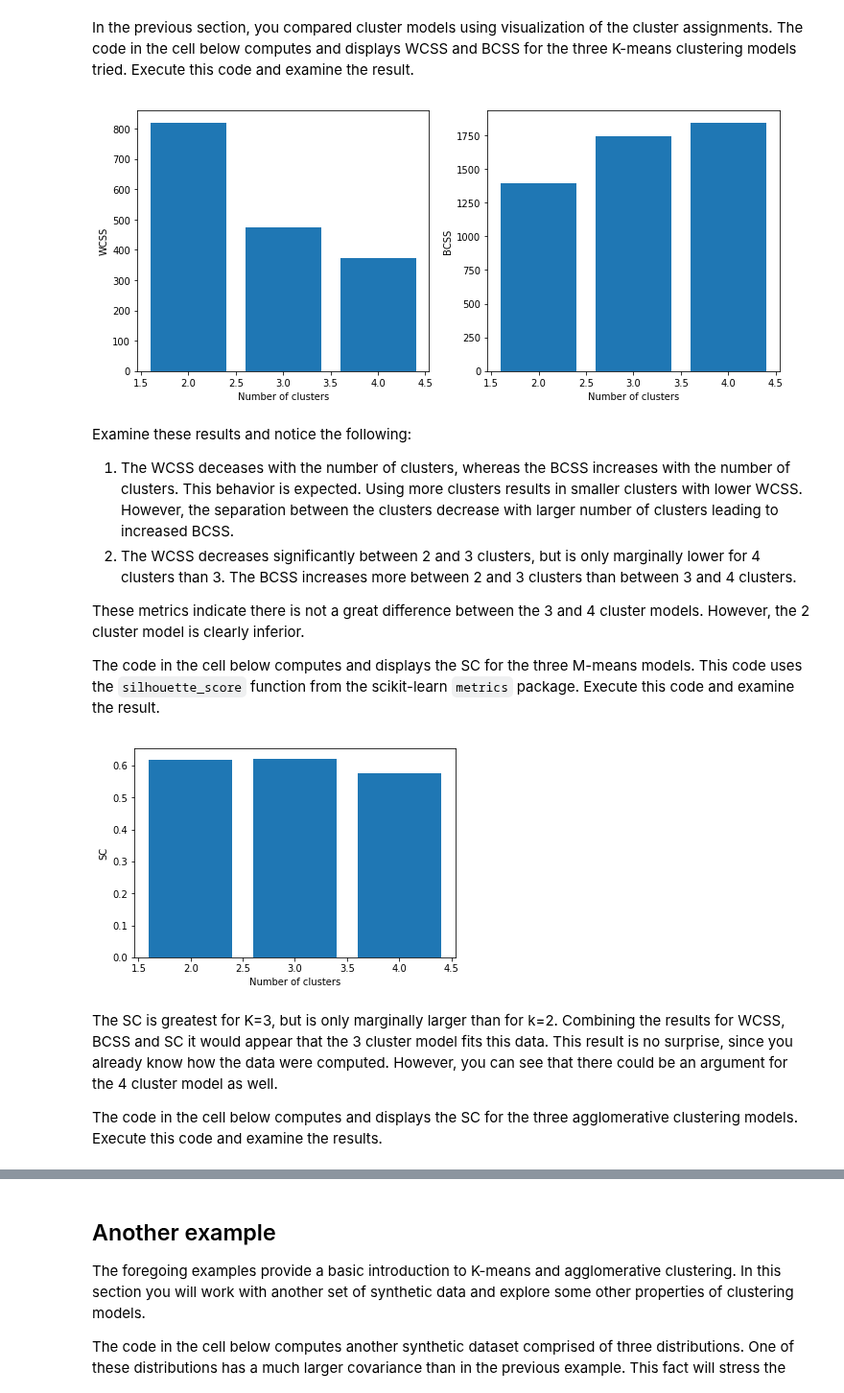
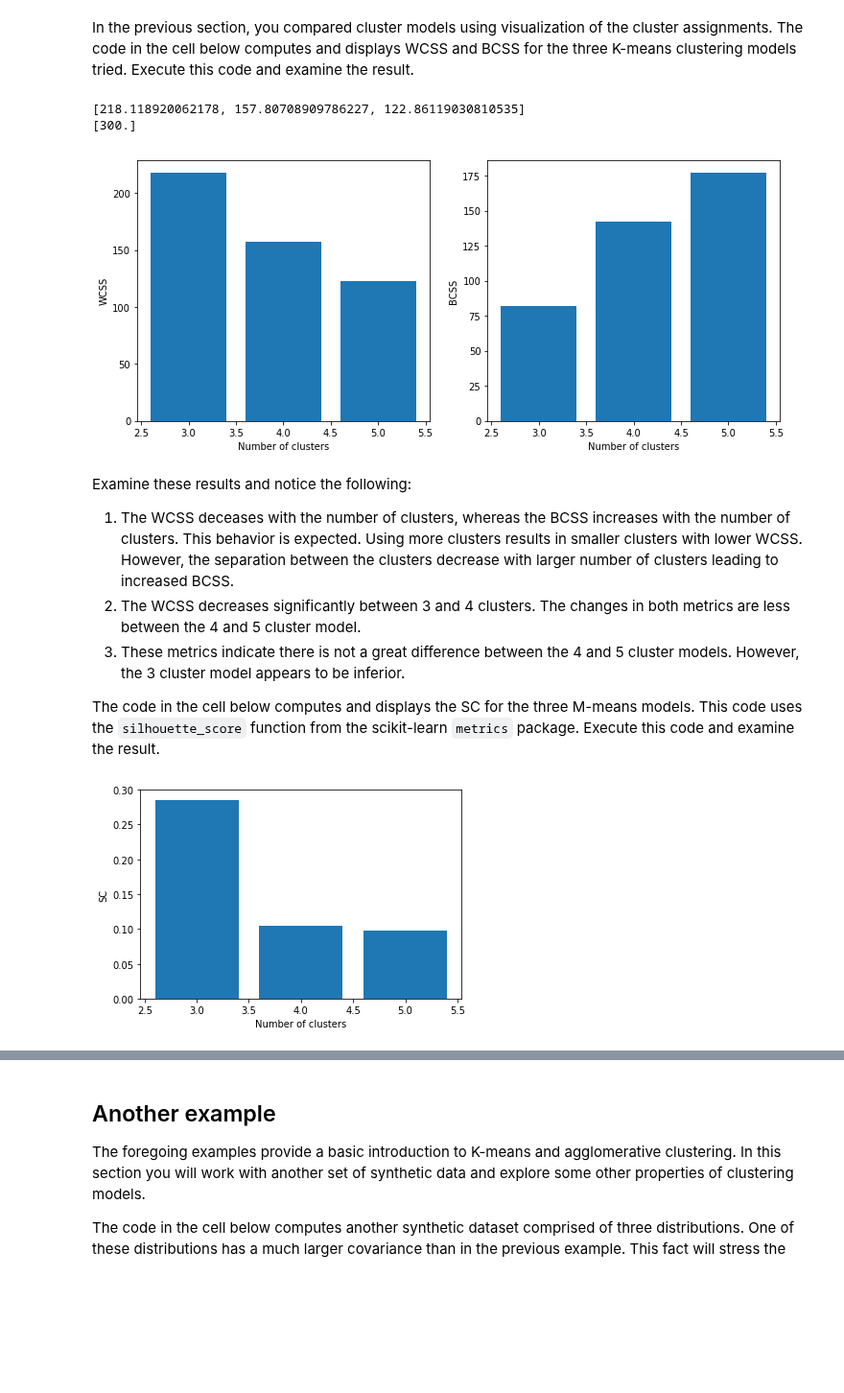
Before and after one commit to syslin/-MicrosoftLearning-Principles-of-Machine-Learning-Python, a Jupyter notebook: Module7/IntroToUnsupervisedLearning.ipynb, the cells around one changed output, grey strips where cells are left out. Shown at 96% size. Cells and saved outputs as stored; diff of their text form; code cells hidden in the pictures; blank space fills up the shorter version.

```diff
--- a/Module7/IntroToUnsupervisedLearning.ipynb
+++ b/Module7/IntroToUnsupervisedLearning.ipynb
@@ -111,0 +107,9 @@ sample.shape
+# %%
+sample = np.concatenate((sample1, sample2, sample3))
+
+for i in range(1):
+    mean_col = np.mean(sample[:,i])
+    std_col = np.std(sample[:,i])
+    sample[:,i] = [(x - mean_col)/std_col for x in sample[:,i]]
+
+sample.shape
@@ -202,0 +195,4 @@ plot_clusters(sample, assignments_ag4)
+# %%
+kmeans_5 = KMeans(n_clusters=5, random_state=0)
+assignments_km5 = kmeans_5.fit_predict(sample[:,0:2])
+plot_clusters(sample, assignments_km5)
@@ -265,20 +271,22 @@ In summary, you want to find a model with SC values close to 1. If the SC is con
 # %% [markdown]
 In the previous section, you compared cluster models using visualization of the cluster assignments. The code in the cell below computes and displays WCSS and BCSS for the three K-means clustering models tried. Execute this code and examine the result.
 # %%
-km_models = [kmeans_2, kmeans_3, kmeans_4]
+km_models = [kmeans_3, kmeans_4, kmeans_5]
 
 def plot_WCSS_km(km_models, samples):
     fig, ax = plt.subplots(1, 2, figsize=(12,5))
 
     ## Plot WCSS
     wcss = [mod.inertia_ for mod in km_models]
-    n_clusts = range(2,len(wcss) + 2)
+    print(wcss)
+    n_clusts = [x+1 for x in range(2,len(wcss) + 2)]
     ax[0].bar(n_clusts, wcss)
     ax[0].set_xlabel('Number of clusters')
     ax[0].set_ylabel('WCSS')
 
     ## Plot BCSS
     tss = np.sum(sample[:,0:1]**2, axis = 0)
+    print(tss)
     ## Compute BCSS as TSS - WCSS
     bcss = np.concatenate([tss - x for x in wcss]).ravel()
     ax[1].bar(n_clusts, bcss)
@@ -289,30 +297,27 @@ def plot_WCSS_km(km_models, samples):
 
 plot_WCSS_km(km_models, sample)
 # %% [output]
+[218.118920062178, 157.80708909786227, 122.86119030810535]
+[300.]
-[figure, old version]
+[figure, new version]
 # %% [markdown]
 Examine these results and notice the following:
 1. The WCSS deceases with the number of clusters, whereas the BCSS increases with the number of clusters. This behavior is expected. Using more clusters results in smaller clusters with lower WCSS. However, the separation between the clusters decrease with larger number of clusters leading to increased BCSS.
-2. The WCSS decreases significantly between 2 and 3 clusters, but is only marginally lower for 4 clusters than 3. The BCSS increases more between 2 and 3 clusters than between 3 and 4 clusters.
-
-These metrics indicate there is not a great difference between the 3 and 4 cluster models. However, the 2 cluster  model is clearly inferior.
+2. The WCSS decreases significantly between 3 and 4 clusters. The changes in both metrics are less between the 4 and 5 cluster model.
+3. These metrics indicate there is not a great difference between the 4 and 5 cluster models. However, the 3 cluster  model appears to be inferior.
 
 The code in the cell below computes and displays the SC for the three M-means models. This code uses the `silhouette_score` function from the scikit-learn `metrics` package. Execute this code and examine the result.
 # %%
-assignment_list = [assignments_km2, assignments_km3, assignments_km4]
+assignment_list = [assignments_km3, assignments_km4, assignments_km5]
 
 def plot_sillohette(samples, assignments, x_lab = 'Number of clusters'):
     silhouette = [silhouette_score(samples[:,0:1], a) for a in assignments]
-    n_clusts = range(2, len(silhouette) + 2)
+    n_clusts = [x + 1 for x in range(2, len(silhouette) + 2)]
     plt.bar(n_clusts, silhouette)
     plt.xlabel(x_lab)
     plt.ylabel('SC')
     plt.show()
 
 plot_sillohette(sample, assignment_list)
 # %% [output]
-[figure, old version]
+[figure, new version]
-# %% [markdown]
-The SC is greatest for K=3, but is only marginally larger than for k=2. Combining the results for WCSS, BCSS and SC it would appear that the 3 cluster model fits this data. This result is no surprise, since you already know how the data were computed. However, you can see that there could be an argument for the 4 cluster model as well.
-
-The code in the cell below computes and displays the SC for the three agglomerative clustering models. Execute this code and examine the results.
```
Also changed, not shown: parts of 34 cells of this notebook.
